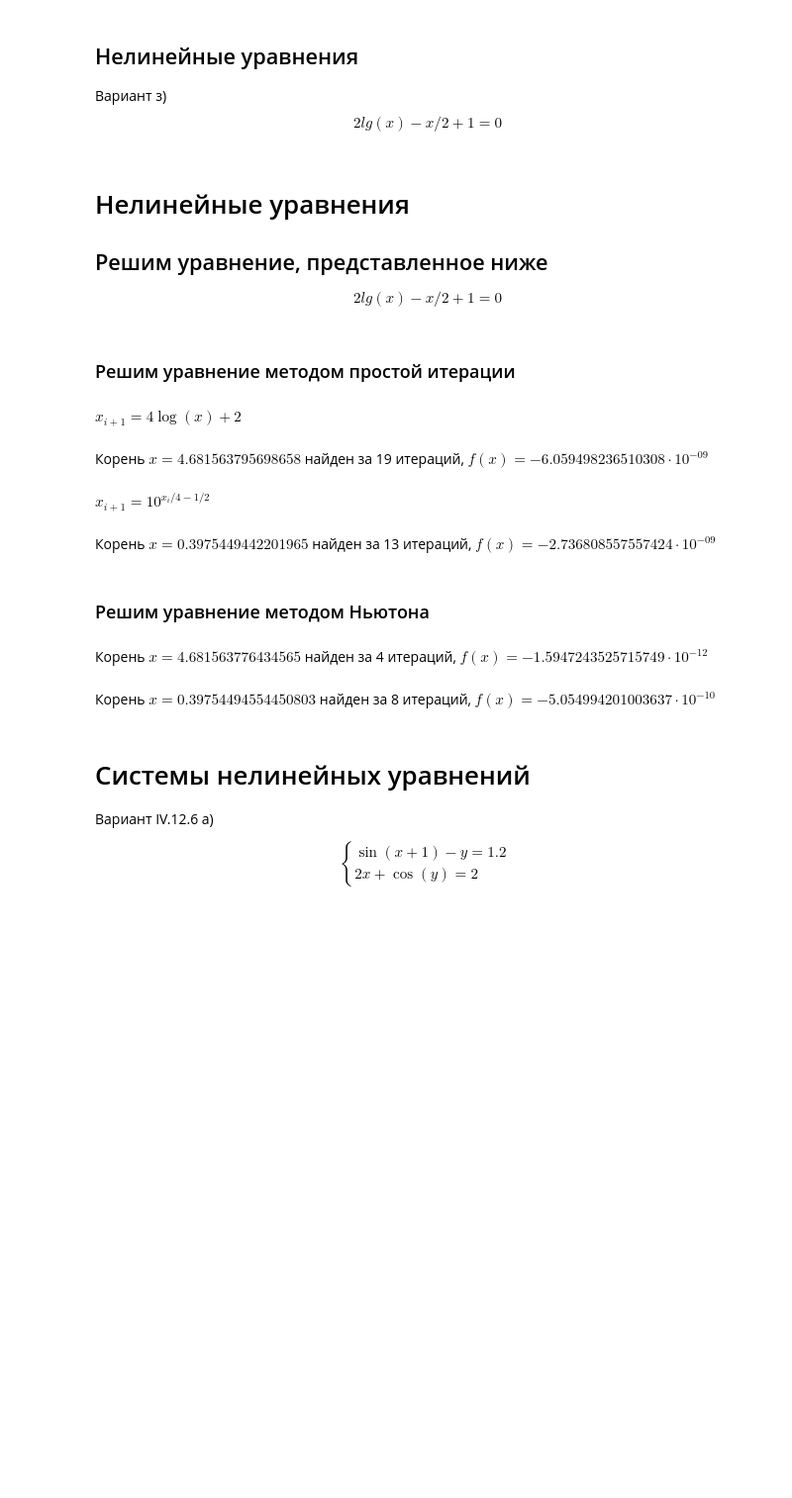
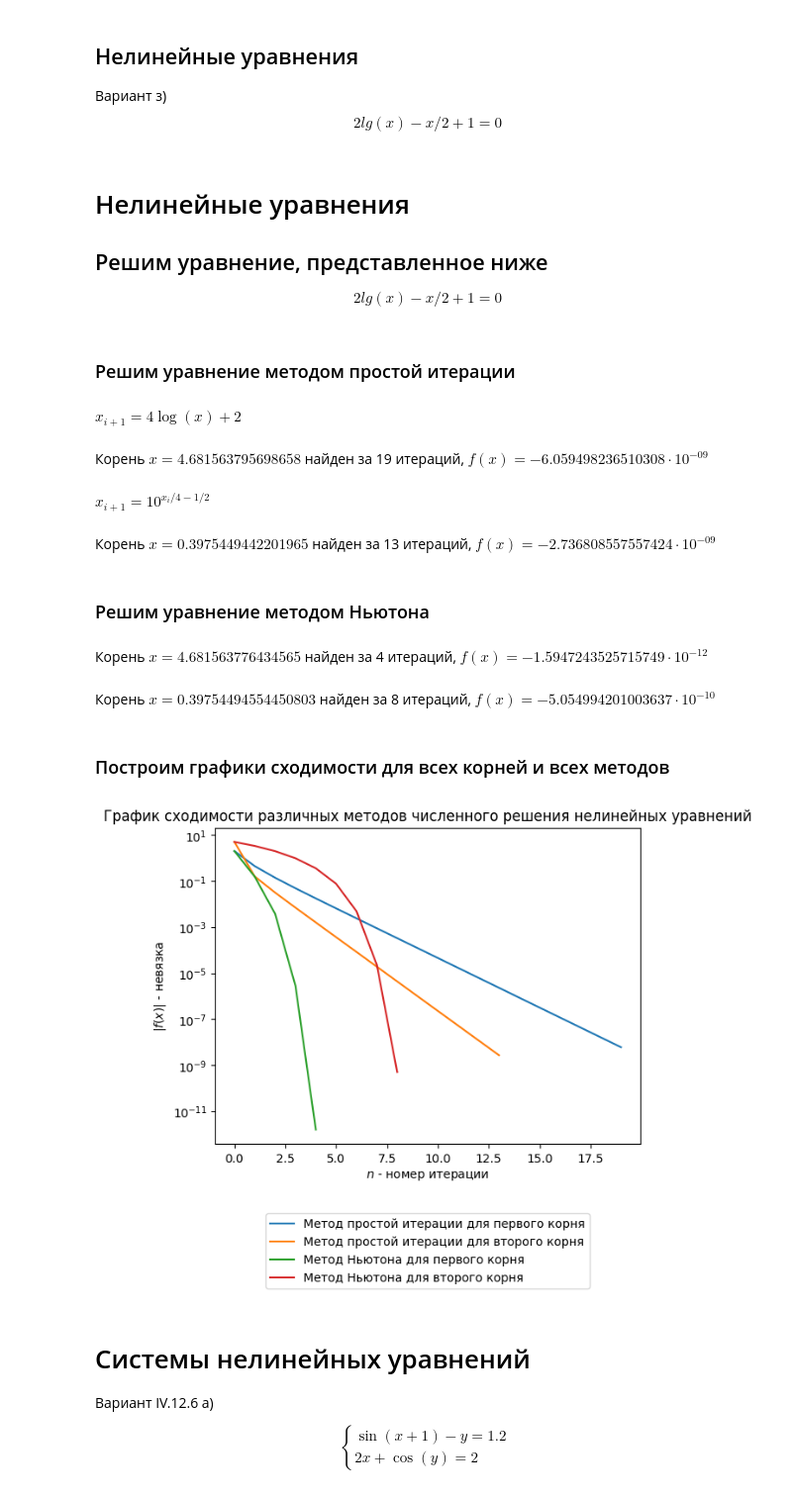
Before and after one commit to vlad-cool/MiptCompMath, a Jupyter notebook: task3.ipynb, the cells around one changed output. Shown at 99% size. Drawn from its saved outputs; the diff is of its cells as text; code cells hidden in the pictures; blank space fills up the shorter version.

Commit message:
plots added

```diff
--- a/task3.ipynb
+++ b/task3.ipynb
@@ -18,18 +18,24 @@ def derivative(f, x, h=0.00005):
 $$ 2 lg(x) - x / 2 + 1 = 0 $$
 # %%
 def solve_sim(f, f_i, x_0, epsilon):
+    residual_list = []
     iterations = 0
+    residual_list.append(abs(f(x_0)))
     while abs(f(x_0)) > epsilon:
         x_0 = f_i(x_0)
         iterations += 1
-    return x_0, iterations
+        residual_list.append(abs(f(x_0)))
+    return x_0, iterations, residual_list
 
 def solve_Newton(f, x, epsilon):
+    residual_list = []
     iterations = 0
+    residual_list.append(abs(f(x)))
     while abs(f(x)) > epsilon:
         x = x - f(x) / derivative(f, x)
         iterations += 1
-    return x, iterations
+        residual_list.append(abs(f(x)))
+    return x, iterations, residual_list
 
 def show_solution(x, f_x, iterations):
     f_x = str(f_x)
@@ -53,7 +59,7 @@ display(Markdown("### Решим уравнение методом просто
 def f_1(x):
     return 4 * math.log10(x) + 2
 
-x, iterations = solve_sim(f, f_1, 10, epsilon)
+x, iterations, residual_list_sim_0 = solve_sim(f, f_1, 10, epsilon)
 
 display(Math(r"x_{i+1} = 4 \log(x) + 2"))
 show_solution(x, f(x), iterations)
@@ -63,39 +69,58 @@ show_solution(x, f(x), iterations)
 def f_2(x):
     return math.pow(10, x / 4 - 1 / 2)
 
-x, iterations = solve_sim(f, f_2, 0.001, epsilon)
+x, iterations, residual_list_sim_1 = solve_sim(f, f_2, 0.001, epsilon)
 
 display(Math(r"x_{i+1} = 10^{x_i / 4 - 1 / 2}"))
 show_solution(x, f(x), iterations)
 
 ################################################################
 
 # Метод Ньютона
 display(Markdown("### Решим уравнение методом Ньютона"))
 
 ################################################################
 
-x, iterations = solve_Newton(f, 10, epsilon)
+x, iterations, residual_list_newton_0 = solve_Newton(f, 10, epsilon)
 show_solution(x, f(x), iterations)
 
 ################################################################
 
-x, iterations = solve_Newton(f, 0.001, epsilon)
+x, iterations, residual_list_newton_1 = solve_Newton(f, 0.001, epsilon)
 show_solution(x, f(x), iterations)
 
 ################################################################
+
+display(Markdown("### Построим графики сходимости для всех корней и всех методов"))
+
+plt.plot(residual_list_sim_0,    label="Метод простой итерации для первого корня")
+plt.plot(residual_list_sim_1,    label="Метод простой итерации для второго корня")
+plt.plot(residual_list_newton_0, label="Метод Ньютона для первого корня")
+plt.plot(residual_list_newton_1, label="Метод Ньютона для второго корня")
+
+plt.yscale("log")
+plt.xlabel("$n$ - номер итерации")
+plt.ylabel("$|f(x)|$ - невязка")
+plt.title(f"График сходимости различных методов численного решения нелинейных уравнений")
+plt.legend(loc='upper center', bbox_to_anchor=(0.5, -0.2))
+
+plt.show()
+
+################################################################
 # %% [output]
 # Нелинейные уравнения
 ## Решим уравнение, представленное ниже
 $$ 2 lg(x) - x / 2 + 1 = 0 $$
 ### Решим уравнение методом простой итерации
 $\displaystyle x_{i+1} = 4 \log(x) + 2$
 Корень $x=4.681563795698658$ найден за 19 итераций, $f(x)=-6.059498236510308\cdot 10^{-09}$
 $\displaystyle x_{i+1} = 10^{x_i / 4 - 1 / 2}$
 Корень $x=0.3975449442201965$ найден за 13 итераций, $f(x)=-2.736808557557424\cdot 10^{-09}$
 ### Решим уравнение методом Ньютона
 Корень $x=4.681563776434565$ найден за 4 итераций, $f(x)=-1.5947243525715749\cdot 10^{-12}$
 Корень $x=0.39754494554450803$ найден за 8 итераций, $f(x)=-5.054994201003637\cdot 10^{-10}$
+### Построим графики сходимости для всех корней и всех методов
+[figure, added]
 # %% [markdown]
 # Системы нелинейных уравнений
 
```
Also changed, not shown: parts of 2 cells of this notebook.
